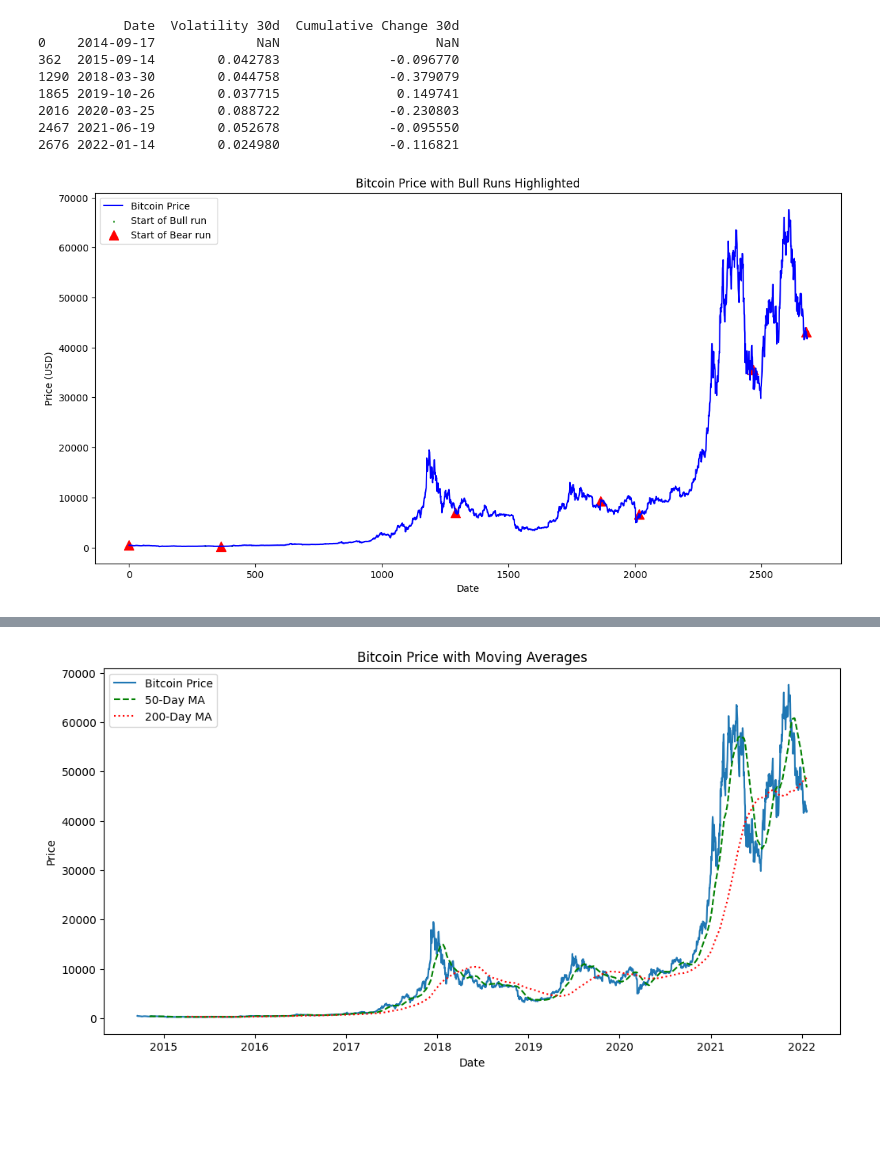
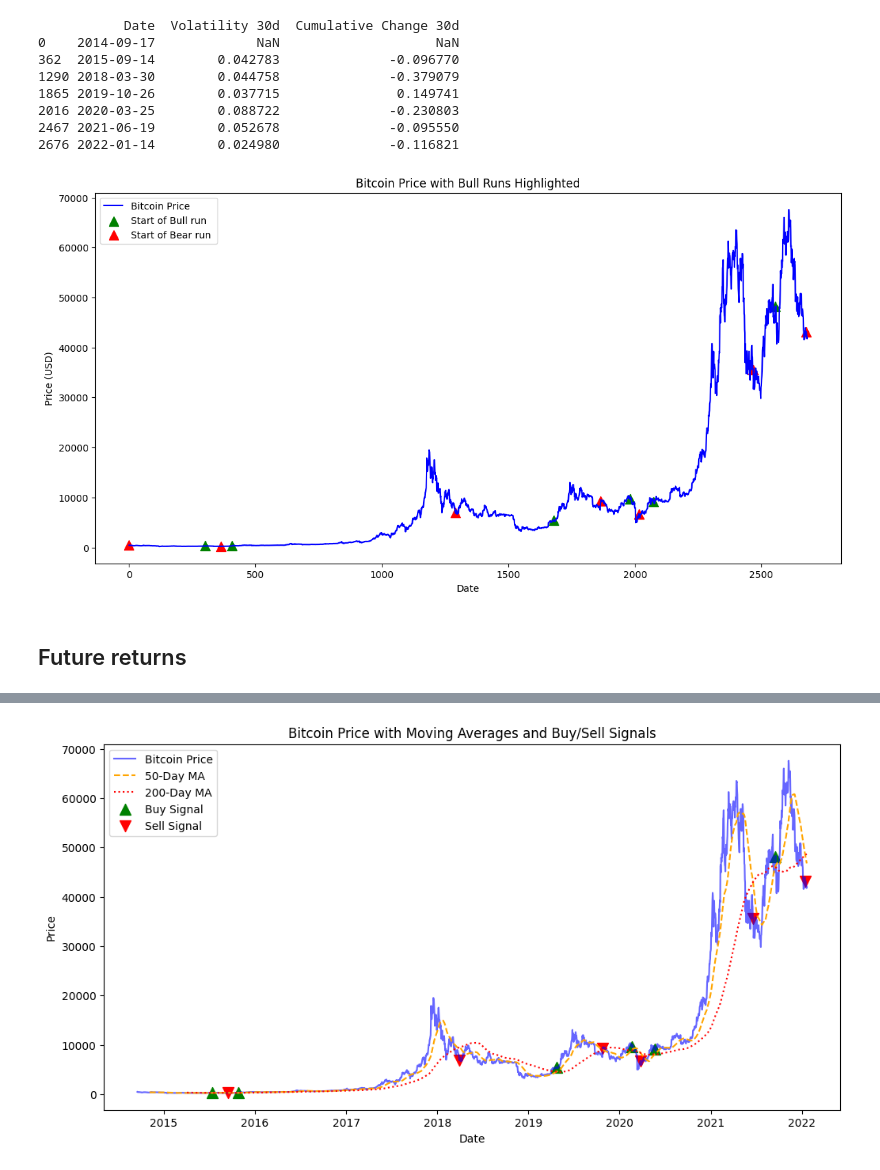
Before and after one commit to Seyiorigin6/PYTHON---Data-Analysis-, a Jupyter notebook: bitcoin-eda-and-roi.ipynb, the cells around one changed output, grey strips where cells are left out. Saved outputs shown, nothing was run; the diff lists cells and outputs as text; code cells hidden in the pictures; blank space fills up the shorter version.

```diff
--- a/bitcoin-eda-and-roi.ipynb
+++ b/bitcoin-eda-and-roi.ipynb
@@ -224,7 +224,7 @@ print(bear_run_patterns)
 # Plotting the price and highlighting bull runs
 plt.figure(figsize=(14, 7))
 plt.plot(df['Close'], label='Bitcoin Price', color='blue')
-plt.scatter(df[df["Bull Run Start"]].index,df[df["Bull Run Start"]]["Close"] ,label = "Start of Bull run ", color = "green",marker='^', s=1e00)
+plt.scatter(df[df["Bull Run Start"]].index,df[df["Bull Run Start"]]["Close"] ,label = "Start of Bull run ", color = "green",marker='^', s=100)
 plt.scatter(df[df["Bear Run Start"]].index, df[df["Bear Run Start"]]["Close"], label = "Start of Bear run ", color = "red",marker='^', s=100)
 plt.title('Bitcoin Price with Bull Runs Highlighted')
 plt.xlabel('Date')
@@ -232,7 +232,9 @@ plt.ylabel('Price (USD)')
 plt.legend()
 plt.show()
 # %% [output]
-[figure, old version]
+[figure, new version]
+# %% [markdown]
+## Future returns ##
 # %%
 # Calculate future returns after buying at a certain month
 df["Future 90d Return"] = df["Close"].pct_change(periods=90).shift(-90)  # 3-month return
@@ -260,14 +262,29 @@ Date
 11             0.185769            0.304004            0.866372
 12             0.001066            0.401988            0.994643
 # %%
+# Identify buy and sell signals based on moving average crossovers
+df["Buy Signal"] = (df["Rolling mean 50"] > df["Rolling mean 200"]) & (df["Rolling mean 50"].shift(1) <= df["Rolling mean 200"].shift(1))
+df["Sell Signal"] = (df["Rolling mean 50"] < df["Rolling mean 200"]) & (df["Rolling mean 50"].shift(1) >= df["Rolling mean 200"].shift(1))
+
+# Extract buy and sell dates for plotting
+buy_dates = df[df["Buy Signal"]]["Date"]
+buy_prices = df[df["Buy Signal"]]["Close"]
+sell_dates = df[df["Sell Signal"]]["Date"]
+sell_prices = df[df["Sell Signal"]]["Close"]
+
 plt.figure(figsize=(12, 6))
-plt.plot(df["Date"], df["Close"], label="Bitcoin Price")
-plt.plot(df["Date"], df["Rolling mean 50"], label="50-Day MA", linestyle="dashed", color= "green")
-plt.plot(df["Date"], df["Rolling mean 200"], label="200-Day MA", linestyle="dotted", color= "red")
+plt.plot(df["Date"], df["Close"], label="Bitcoin Price", color="blue", alpha=0.6)
+plt.plot(df["Date"], df["Rolling mean 50"], label="50-Day MA", linestyle="dashed", color="orange")
+plt.plot(df["Date"], df["Rolling mean 200"], label="200-Day MA", linestyle="dotted", color="red")
+
+# Add buy and sell signals to the plot
+plt.scatter(buy_dates, buy_prices, marker="^", color="green", label="Buy Signal", s=100)
+plt.scatter(sell_dates, sell_prices, marker="v", color="red", label="Sell Signal", s=100)
+
 plt.legend()
 plt.xlabel("Date")
 plt.ylabel("Price")
-plt.title("Bitcoin Price with Moving Averages")
+plt.title("Bitcoin Price with Moving Averages and Buy/Sell Signals")
 plt.show()
 # %% [output]
-[figure, old version]
+[figure, new version]
```
Also changed, not shown: parts of 5 cells of this notebook.
